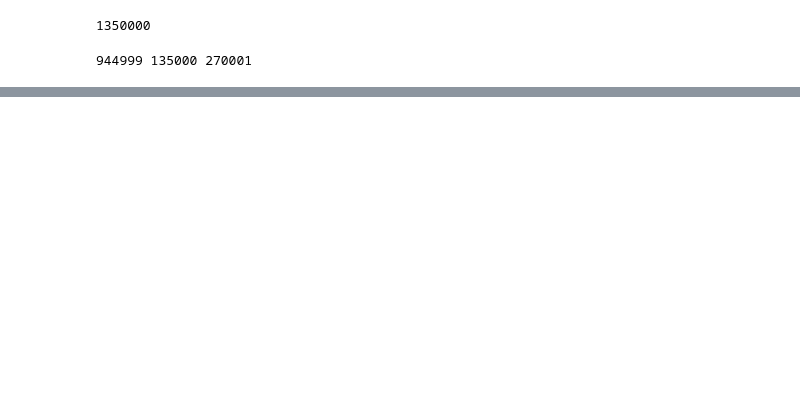
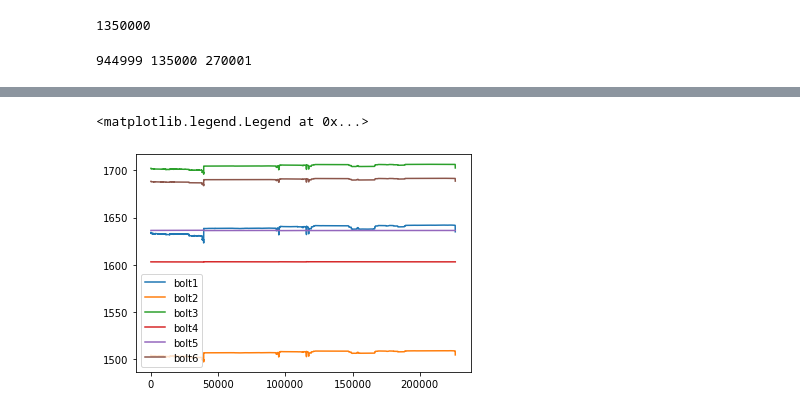
Before and after one commit to priyatarigopula02/Krafthack, a Jupyter notebook: Simple_NN.ipynb, the cells around one changed output, grey strips where cells are left out. Cells and saved outputs as stored; diff of their text form; code cells hidden in the pictures; blank space fills up the shorter version.

```diff
--- a/Simple_NN.ipynb
+++ b/Simple_NN.ipynb
@@ -245,13 +235,9 @@ def training(model, train_loader, val_loader, epochs, optimizer, checkpoint_path
 
     return model
 # %%
-
-
-
-available_filename = ['simple_nn_model.pth']
+available_filename = ['simple_nn_model_2.pth']
 # Path to the folder where the pretrained models are saved
 CHECKPOINT_PATH = "models/trained_models/"
-
 
 # Check whether pretrained model exists. If yes, load it and skip training
 pretrained_filename = os.path.join(CHECKPOINT_PATH, available_filename[0]  )
@@ -290,0 +277,15 @@ Validation Loss Decreased(6.364025--->6.356010)          Saving The Model
+# %%
+checkpoint = torch.load(pretrained_filename)
+model.load_state_dict(checkpoint['model_state_dict'])
+
+model.eval()
+test_loss = 0.0
+
+with torch.no_grad():
+    for i, (data, labels) in tqdm(enumerate(test_loader)):
+        if torch.cuda.is_available():
+            data, labels = data.to(device), labels.to(device)
+        loss, target = calculate_loss(data, labels, model)
+        test_loss += loss.item()
+
+print("Loss:", test_loss / len(test_loader))
@@ -290,0 +308,4 @@ Validation Loss Decreased(6.364025--->6.356010)          Saving The Model
+# %%
+pred_target = pred_target.detach().cpu().numpy()*2000
+#slope = np.load('slope.npy')
+#pred_target[:, 0] += slope[0]*
@@ -290,0 +318,11 @@ Validation Loss Decreased(6.364025--->6.356010)          Saving The Model
+# %%
+plt.plot(pred_target[:,0], label= 'bolt1')
+plt.plot(pred_target[:,1], label= 'bolt2')
+plt.plot(pred_target[:,2], label= 'bolt3')
+plt.plot(pred_target[:,3], label= 'bolt4')
+plt.plot(pred_target[:,4], label= 'bolt5')
+plt.plot(pred_target[:,5], label= 'bolt6')
+plt.legend()
+# %% [output]
+<matplotlib.legend.Legend at 0x...>
+[figure, added]
```
Also changed, not shown: parts of 13 cells of this notebook, 3 other files.
